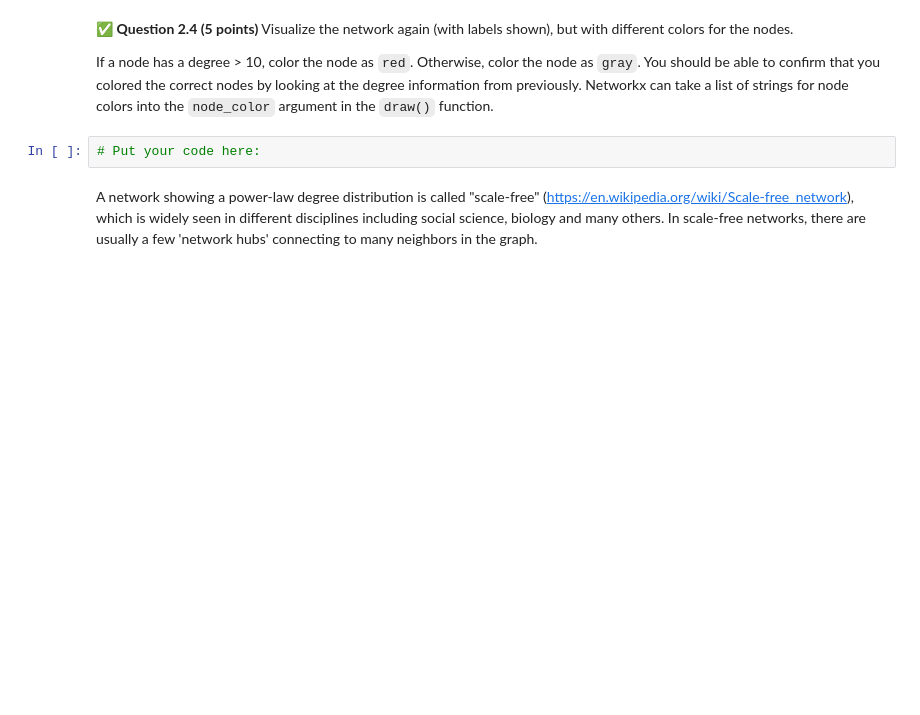
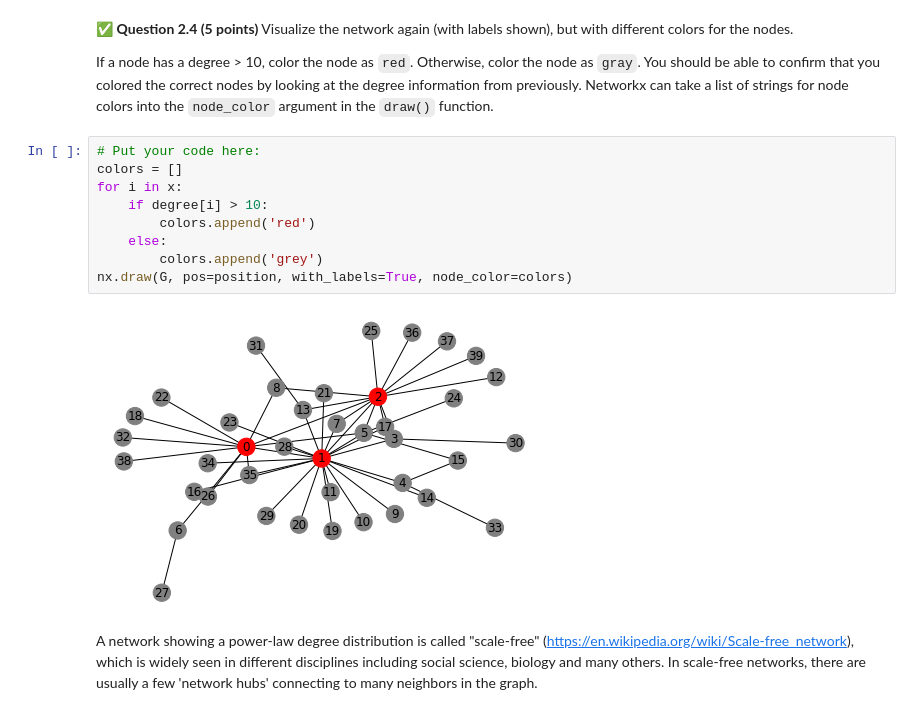
Before and after one commit to Michael-Bellaver/cmse202-s21-turnin, a Jupyter notebook: hw-04/HW-04_graph_regression-STUDENT.ipynb, the cells around one changed output. Drawn from its saved outputs; the diff is of its cells as text; blank space fills up the shorter version.

```diff
--- a/hw-04/HW-04_graph_regression-STUDENT.ipynb
+++ b/hw-04/HW-04_graph_regression-STUDENT.ipynb
@@ -80,8 +104,17 @@ Use networkx to get the degrees for all the nodes in the graph, and then plot a
 &#9989;  **Question 2.4 (5 points)** Visualize the network again (with labels shown), but with different colors for the nodes.
 
 If a node has a degree > 10, color the node as `red`.  Otherwise, color the node as `gray`. You should be able to confirm that you colored the correct nodes by looking at the degree information from previously. Networkx can take a list of strings for node colors into the `node_color` argument in the `draw()` function.
-# %%
-# Put your code here:
+# %%
+# Put your code here:
+colors = []
+for i in x:
+    if degree[i] > 10:
+        colors.append('red')
+    else:
+        colors.append('grey')
+nx.draw(G, pos=position, with_labels=True, node_color=colors)
+# %% [output]
+[figure, added]
 # %% [markdown]
 A network showing a power-law degree distribution is called "scale-free" (https://en.wikipedia.org/wiki/Scale-free_network), which is widely seen in different disciplines including social science, biology and many others. In scale-free networks, there are usually a few 'network hubs' connecting to many neighbors in the graph.
 # %% [markdown]
```
Also changed, not shown: parts of 20 cells of this notebook, 4 other files.
